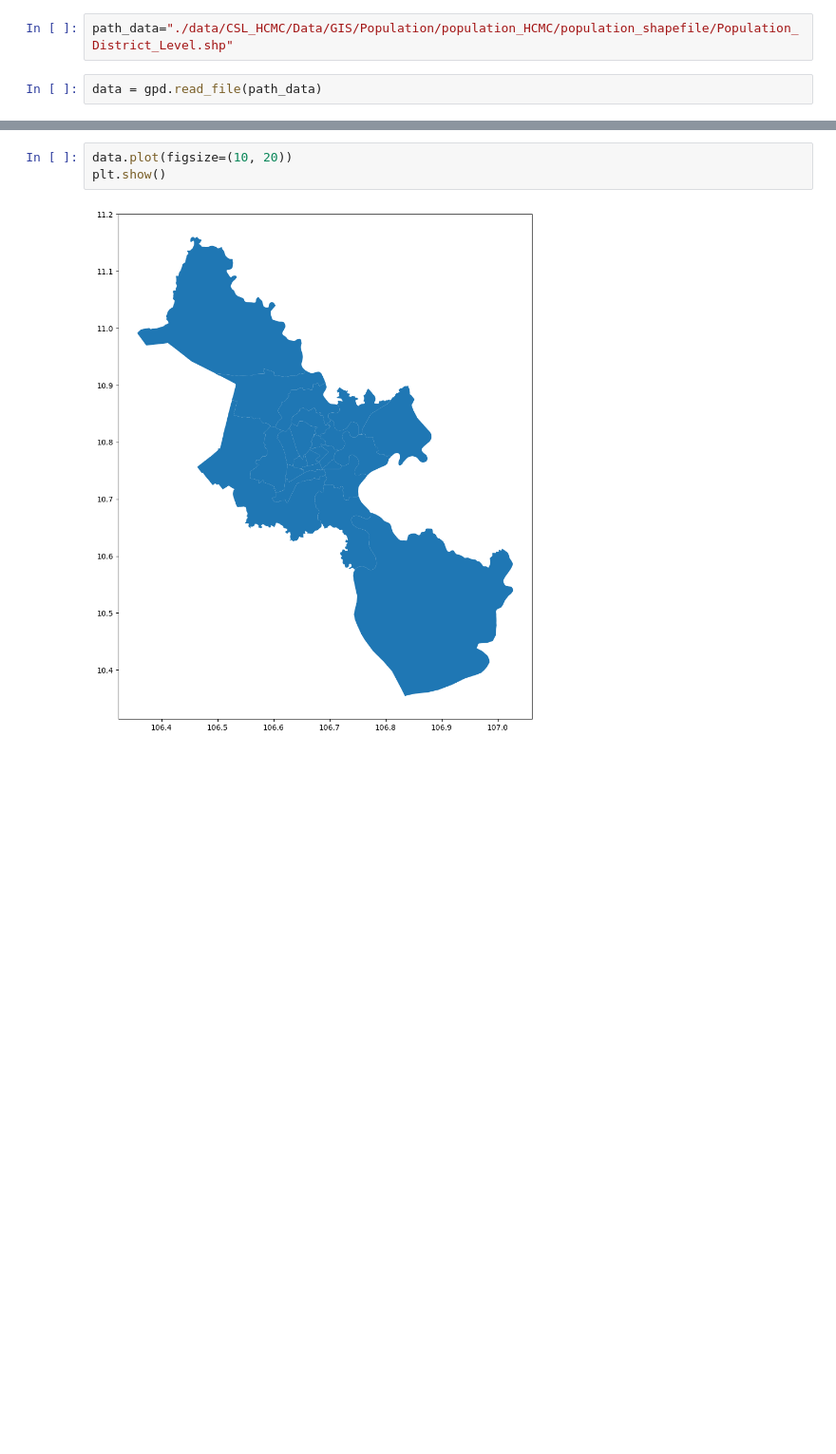
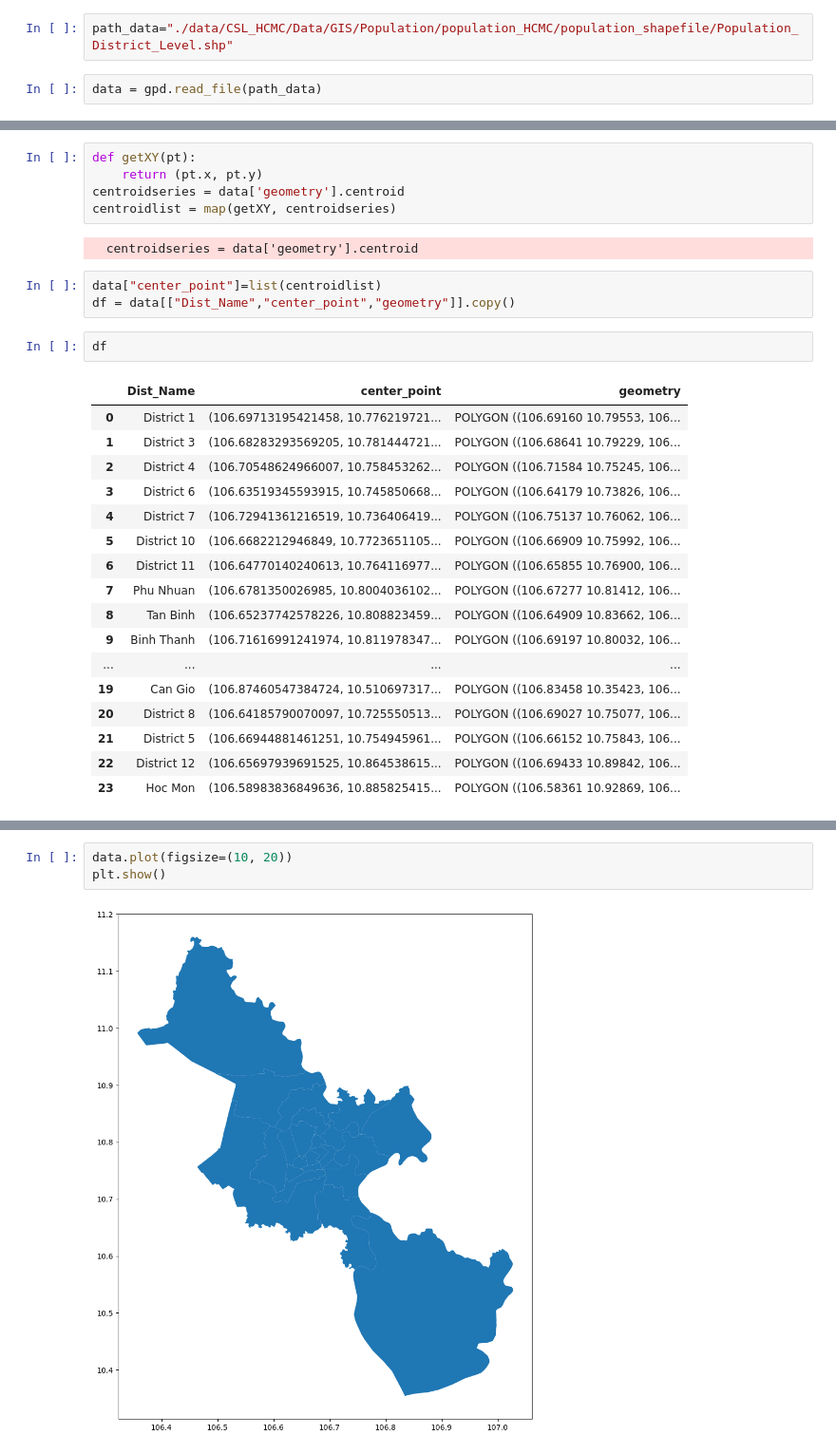
Before and after one commit to thompsondd/Python4ML_UIT, a Jupyter notebook: Lab_2_3/Lab3_Python4ML_UIT.ipynb, the cells around one changed output, grey strips where cells are left out. Shown at 95% size. Cells and saved outputs as stored; diff of their text form; blank space fills up the shorter version.

```diff
--- a/Lab_2_3/Lab3_Python4ML_UIT.ipynb
+++ b/Lab_2_3/Lab3_Python4ML_UIT.ipynb
@@ -38,0 +39,30 @@ data
+# %%
+def getXY(pt):
+    return (pt.x, pt.y)
+centroidseries = data['geometry'].centroid
+centroidlist = map(getXY, centroidseries)
+# %% [output]
+  centroidseries = data['geometry'].centroid
+# %%
+data["center_point"]=list(centroidlist)
+df = data[["Dist_Name","center_point","geometry"]].copy()
+# %%
+df
+# %% [output]
+|  | Dist_Name | center_point | geometry |
+| 0 | District 1 | (106.69713195421458, 10.776219721... | POLYGON ((106.69160 10.79553, 106... |
+| 1 | District 3 | (106.68283293569205, 10.781444721... | POLYGON ((106.68641 10.79229, 106... |
+| 2 | District 4 | (106.70548624966007, 10.758453262... | POLYGON ((106.71584 10.75245, 106... |
+| 3 | District 6 | (106.63519345593915, 10.745850668... | POLYGON ((106.64179 10.73826, 106... |
+| 4 | District 7 | (106.72941361216519, 10.736406419... | POLYGON ((106.75137 10.76062, 106... |
+| 5 | District 10 | (106.6682212946849, 10.7723651105... | POLYGON ((106.66909 10.75992, 106... |
+| 6 | District 11 | (106.64770140240613, 10.764116977... | POLYGON ((106.65855 10.76900, 106... |
+| 7 | Phu Nhuan | (106.6781350026985, 10.8004036102... | POLYGON ((106.67277 10.81412, 106... |
+| 8 | Tan Binh | (106.65237742578226, 10.808823459... | POLYGON ((106.64909 10.83662, 106... |
+| 9 | Binh Thanh | (106.71616991241974, 10.811978347... | POLYGON ((106.69197 10.80032, 106... |
+| ... | ... | ... | ... |
+| 19 | Can Gio | (106.87460547384724, 10.510697317... | POLYGON ((106.83458 10.35423, 106... |
+| 20 | District 8 | (106.64185790070097, 10.725550513... | POLYGON ((106.69027 10.75077, 106... |
+| 21 | District 5 | (106.66944881461251, 10.754945961... | POLYGON ((106.66152 10.75843, 106... |
+| 22 | District 12 | (106.65697939691525, 10.864538615... | POLYGON ((106.69433 10.89842, 106... |
+| 23 | Hoc Mon | (106.58983836849636, 10.885825415... | POLYGON ((106.58361 10.92869, 106... |
```
Also changed, not shown: parts of 3 cells of this notebook, 3 other files.
